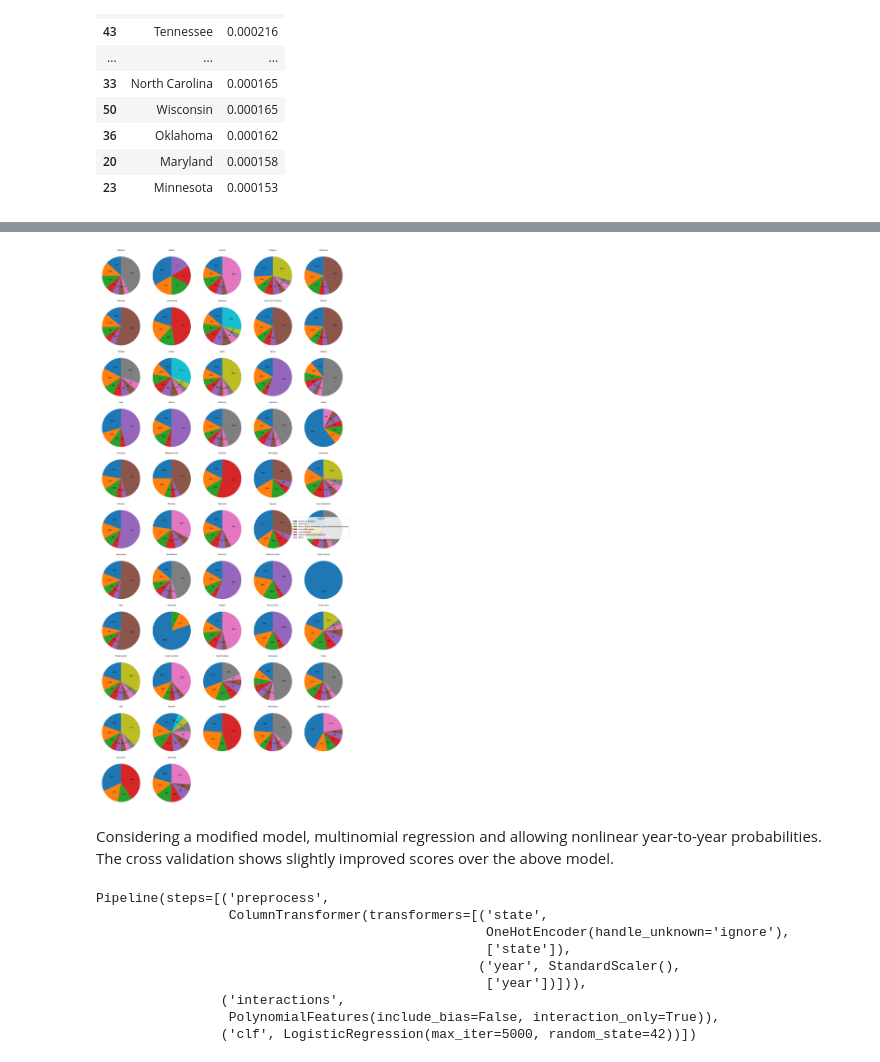
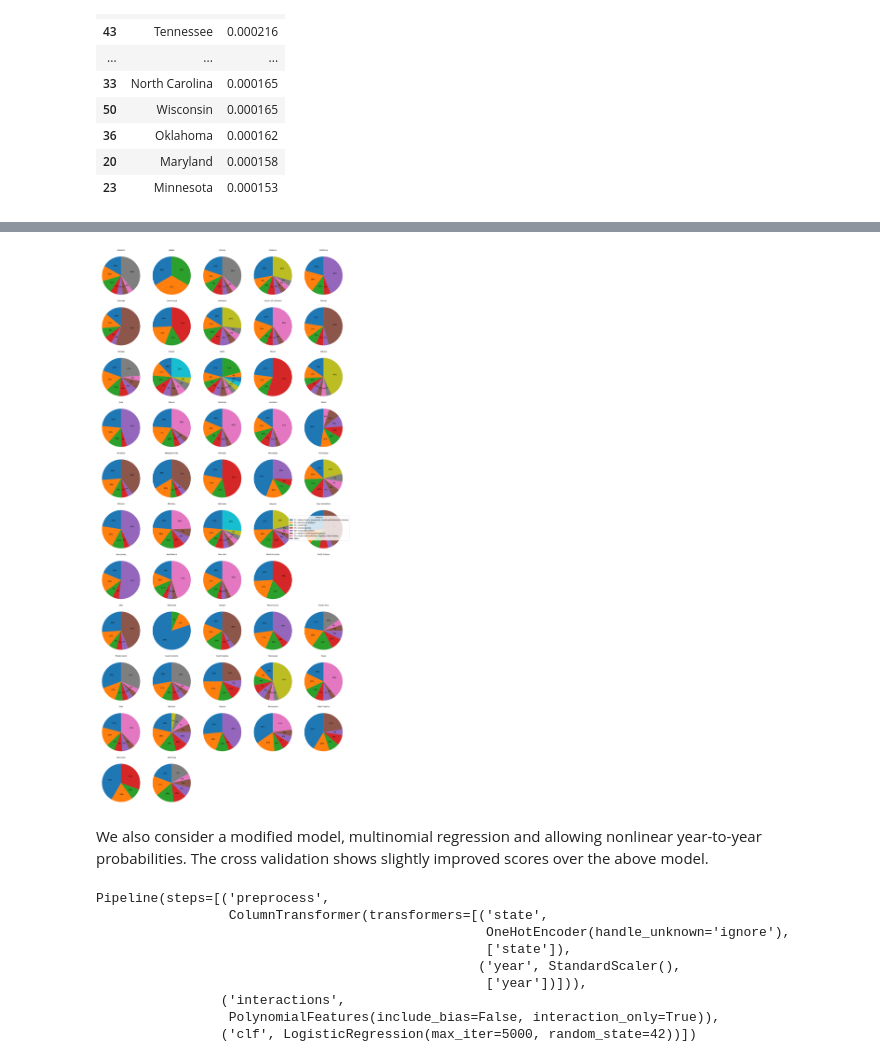
Before and after one commit to Erdos-Projects/summer26-math-genealogy, a Jupyter notebook: notebooks/Geography-Jonathan/Data-States.ipynb, the cells around one changed output, grey strips where cells are left out. Drawn from its saved outputs; the diff is of its cells as text; code cells hidden in the pictures.

```diff
--- a/notebooks/Geography-Jonathan/Data-States.ipynb
+++ b/notebooks/Geography-Jonathan/Data-States.ipynb
@@ -900,12 +963,11 @@ plt.show()
 # %%
-subject = "11\u2014Mathematics"
+subject = "11\u2014Number Theory"
 
 # Only years >= 1950
 df2 = df[df['year'] >= 1950].copy()
 
 # Keep only dissertations in the subject
-tmp = df2[df2['subject'] == subject].copy()
-
+tmp = df2[df2['subject'].str.startswith("11", na=False)].copy()
 
 
 # Create decade
@@ -925,6 +987,8 @@ top_states = (
 
 counts = counts[top_states]
 
+
+
 plt.figure(figsize=(14,7))
 
 counts.plot.area(figsize=(14,7))
@@ -936,4 +1000,7 @@ plt.legend(title="State", bbox_to_anchor=(1.02, 1), loc="upper left")
 
 plt.tight_layout()
 plt.show()
+
+print(tmp.shape)
+print(tmp.head())
 # %% [output]
@@ -1401,7 +1478,7 @@ for ax, state in zip(axes, states):
 
     state_df = df[df["state"] == state]
 
-    counts = state_df["subject_name"].value_counts()
+    counts = state_df["subject"].value_counts()
     proportions = counts / counts.sum()
 
     grouped = pd.concat([
@@ -1411,36 +1488,36 @@ for ax, state in zip(axes, states):
 
     # Remove "Other" if empty
     grouped = grouped[grouped > 0]
 
     ax.pie(
         grouped,
         labels=None,          # Too crowded to label every pie
         autopct="%1.0f%%",
         startangle=90,
         #textprops={"fontsize": 7}
     )
 
 fig.legend(
     grouped.index,
     loc="center right",
     title="Subjects"
 )
 
 plt.subplots_adjust(right=0.85)
 
 for ax, state in zip(axes, states):
     ax.set_title(state, fontsize=10)
 
 # Hide any unused subplots
 for ax in axes[len(states):]:
     ax.axis("off")
 
 plt.tight_layout()
 plt.show()
 # %% [output]
-[figure, old version]
+[figure, new version]
 # %% [markdown]
-Considering a modified model, multinomial regression and allowing nonlinear year-to-year probabilities. The cross validation shows slightly improved scores over the above model.
+We also consider a modified model, multinomial regression and allowing nonlinear year-to-year probabilities. The cross validation shows slightly improved scores over the above model.
 # %%
 from sklearn.model_selection import StratifiedKFold, cross_val_score
 from sklearn.preprocessing import (
```
Also changed, not shown: parts of 23 cells of this notebook, 1 other file.
